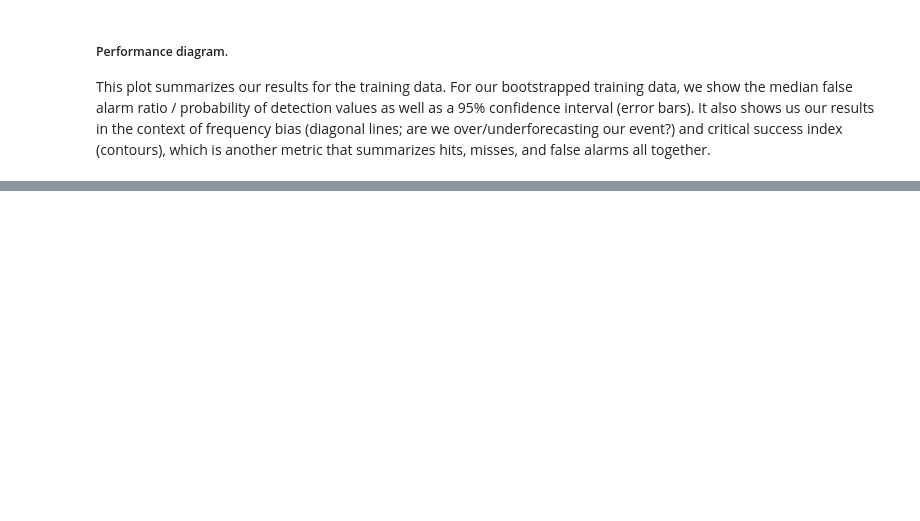
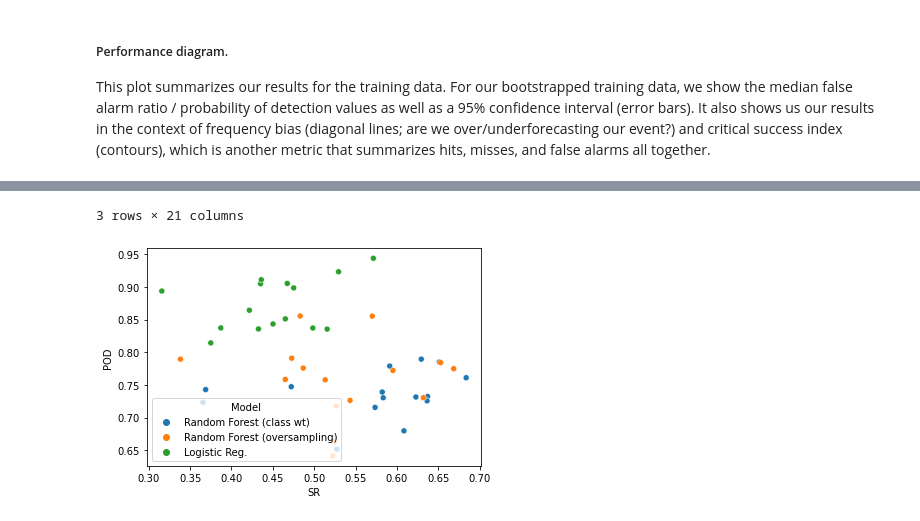
Before and after one commit to marie-mcgraw/ML_for_TC_RI, a Jupyter notebook: TRAIN_compare_RF_LR.ipynb, the cells around one changed output, grey strips where cells are left out. Drawn from its saved outputs; the diff is of its cells as text; code cells hidden in the pictures; blank space fills up the shorter version.

```diff
--- a/TRAIN_compare_RF_LR.ipynb
+++ b/TRAIN_compare_RF_LR.ipynb
@@ -95,0 +94,5 @@ def add_model_results(ax,CM,cat_sel='RI'):
+# %%
+foo = cm_res.set_index(['Category Names','BASIN','Model']).xs(('RI','WEST_PACIFIC')).reset_index()
+sns.scatterplot(data=foo,x='SR',y='POD',hue='Model')
+foo.groupby('Model').median()
+# %% [output]
@@ -96 +104,3 @@ def add_model_results(ax,CM,cat_sel='RI'):
+3 rows × 21 columns
+[figure, added]
 # %%
```
Also changed, not shown: parts of 22 cells of this notebook, 5 other files.
